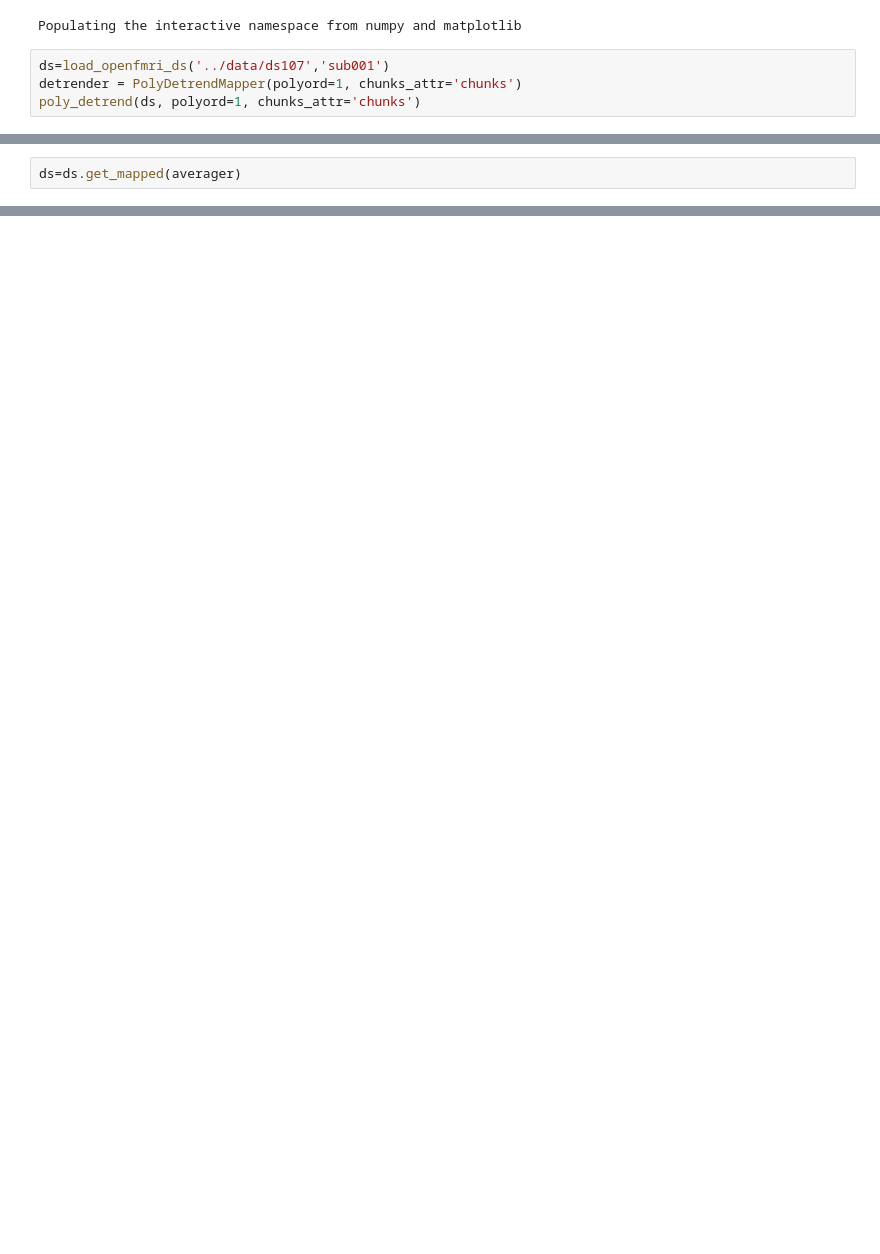
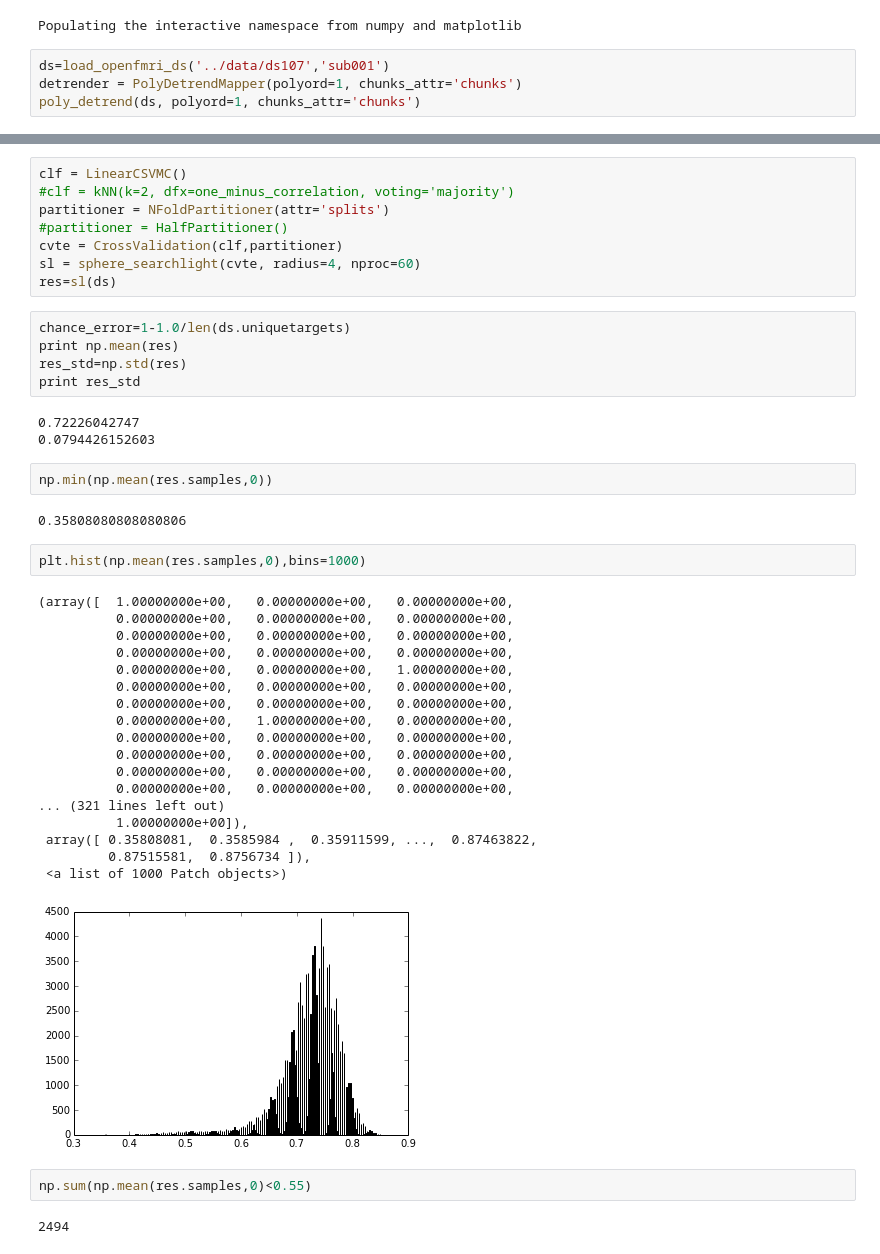
Before and after one commit to loginoff/neuroscience, a Jupyter notebook: notebooks/dataloading.ipynb, the cells around one changed output, grey strips where cells are left out. Saved outputs shown, nothing was run; the diff lists cells and outputs as text; blank space fills up the shorter version.

Commit message:
Some results from searchlight analysis using different radiuses

```diff
--- a/notebooks/dataloading.ipynb
+++ b/notebooks/dataloading.ipynb
@@ -61,2 +51,0 @@ averager=mean_group_sample(['targets','chunks'])
-# %%
-ds=ds.get_mapped(averager)
@@ -77,0 +75,45 @@ print np.mean(results.samples)
+# %%
+clf = LinearCSVMC()
+#clf = kNN(k=2, dfx=one_minus_correlation, voting='majority')
+partitioner = NFoldPartitioner(attr='splits')
+#partitioner = HalfPartitioner()
+cvte = CrossValidation(clf,partitioner)
+sl = sphere_searchlight(cvte, radius=4, nproc=60)
+res=sl(ds)
+# %%
+chance_error=1-1.0/len(ds.uniquetargets)
+print np.mean(res)
+res_std=np.std(res)
+print res_std
+# %% [output]
+0.72226042747
+0.0794426152603
+# %%
+np.min(np.mean(res.samples,0))
+# %% [output]
+0.35808080808080806
+# %%
+plt.hist(np.mean(res.samples,0),bins=1000)
+# %% [output]
+(array([  1.00000000e+00,   0.00000000e+00,   0.00000000e+00,
+          0.00000000e+00,   0.00000000e+00,   0.00000000e+00,
+          0.00000000e+00,   0.00000000e+00,   0.00000000e+00,
+          0.00000000e+00,   0.00000000e+00,   0.00000000e+00,
+          0.00000000e+00,   0.00000000e+00,   1.00000000e+00,
+          0.00000000e+00,   0.00000000e+00,   0.00000000e+00,
+          0.00000000e+00,   0.00000000e+00,   0.00000000e+00,
+          0.00000000e+00,   1.00000000e+00,   0.00000000e+00,
+          0.00000000e+00,   0.00000000e+00,   0.00000000e+00,
+          0.00000000e+00,   0.00000000e+00,   0.00000000e+00,
+          0.00000000e+00,   0.00000000e+00,   0.00000000e+00,
+          0.00000000e+00,   0.00000000e+00,   0.00000000e+00,
+... (321 lines left out)
+          1.00000000e+00]),
+ array([ 0.35808081,  0.3585984 ,  0.35911599, ...,  0.87463822,
+         0.87515581,  0.8756734 ]),
+ <a list of 1000 Patch objects>)
+[figure, added]
+# %%
+np.sum(np.mean(res.samples,0)<0.55)
+# %% [output]
+2494
```
Also changed, not shown: parts of 19 cells of this notebook, 8 other files.
